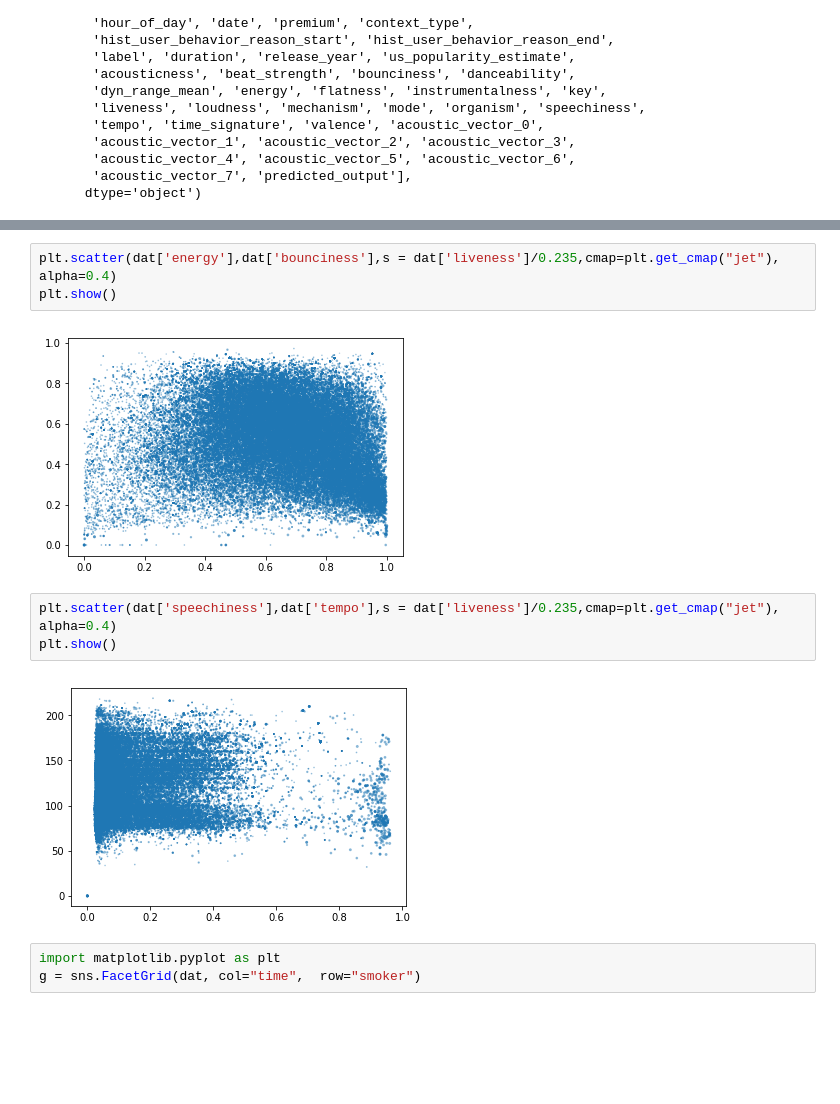
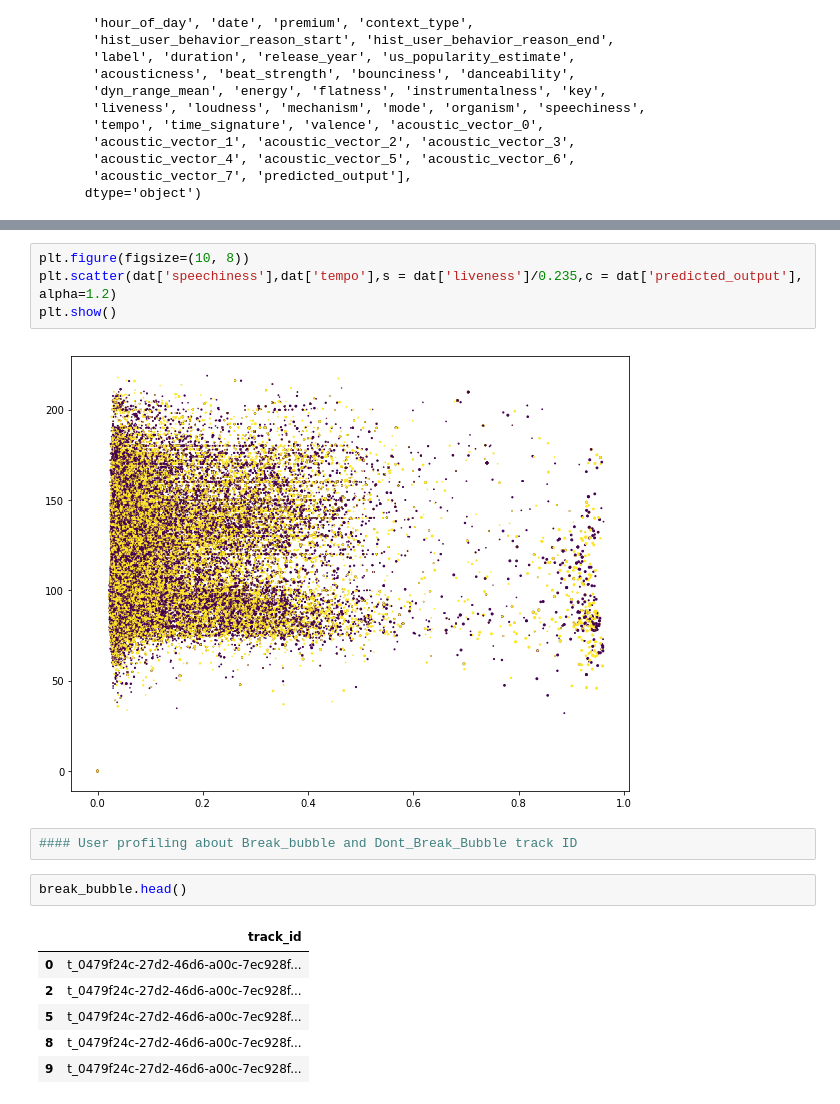
Before and after one commit to anuPh23/Spotify, a Jupyter notebook: spotify_short_logistic_track_id_individual_count_statistics_1.ipynb, the cells around one changed output, grey strips where cells are left out. Drawn from its saved outputs; the diff is of its cells as text; blank space fills up the shorter version.

```diff
--- a/spotify_short_logistic_track_id_individual_count_statistics_1.ipynb
+++ b/spotify_short_logistic_track_id_individual_count_statistics_1.ipynb
@@ -759,13 +771,17 @@ plt.show()
 # %%
-plt.scatter(dat['energy'],dat['bounciness'],s = dat['liveness']/0.235,cmap=plt.get_cmap("jet"), alpha=0.4)
+plt.figure(figsize=(10, 8))
+plt.scatter(dat['speechiness'],dat['tempo'],s = dat['liveness']/0.235,c = dat['predicted_output'], alpha=1.2)
 plt.show()
 # %% [output]
-[figure, old version]
+[figure, new version]
-# %%
-plt.scatter(dat['speechiness'],dat['tempo'],s = dat['liveness']/0.235,cmap=plt.get_cmap("jet"), alpha=0.4)
-plt.show()
-# %% [output]
-[figure, removed]
-# %%
-import matplotlib.pyplot as plt
-g = sns.FacetGrid(dat, col="time",  row="smoker")
+# %%
+#### User profiling about Break_bubble and Dont_Break_Bubble track ID
+# %%
+break_bubble.head()
+# %% [output]
+|  | track_id |
+| 0 | t_0479f24c-27d2-46d6-a00c-7ec928f... |
+| 2 | t_0479f24c-27d2-46d6-a00c-7ec928f... |
+| 5 | t_0479f24c-27d2-46d6-a00c-7ec928f... |
+| 8 | t_0479f24c-27d2-46d6-a00c-7ec928f... |
+| 9 | t_0479f24c-27d2-46d6-a00c-7ec928f... |
```
Also changed, not shown: parts of 16 cells of this notebook.
